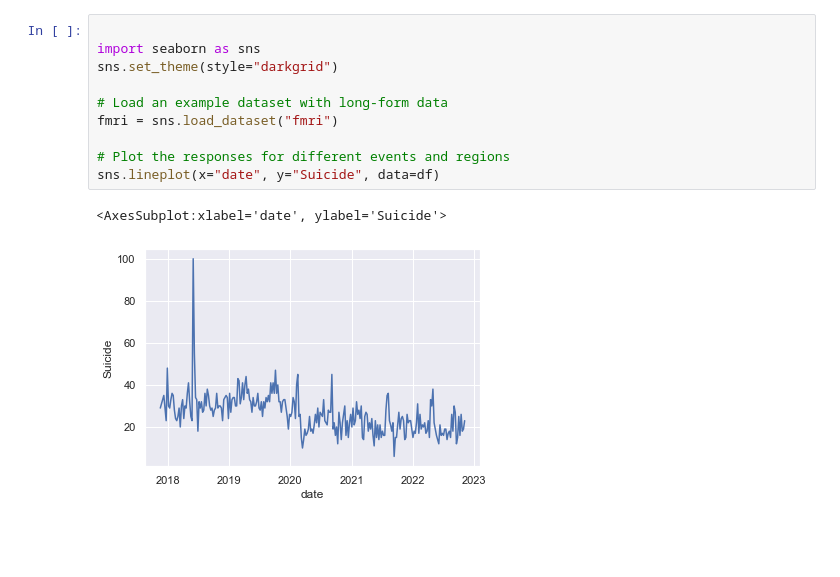
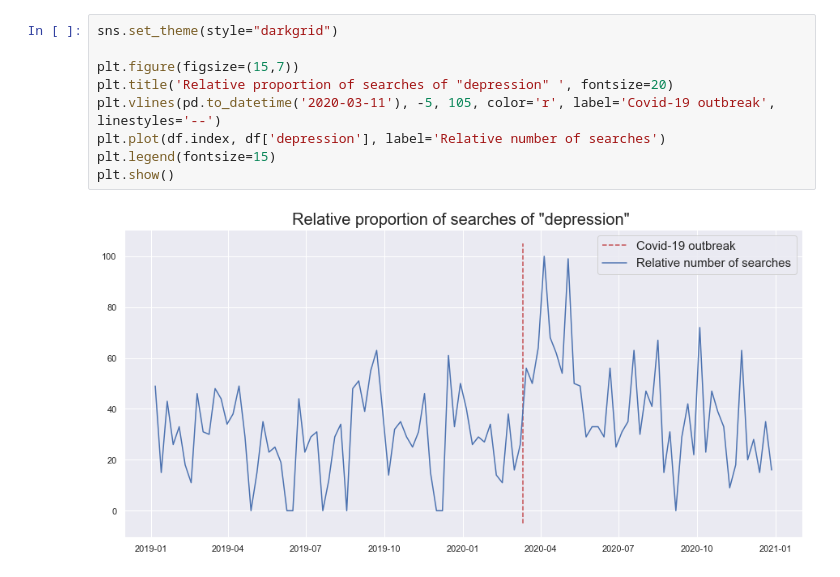
Before and after one commit to epfl-ada/ada-2022-project-teamjose, a Jupyter notebook: analyses/google_trends.ipynb, the cells around one changed output. Saved outputs shown, nothing was run; the diff lists cells and outputs as text; blank space fills up the shorter version.

```diff
--- a/analyses/google_trends.ipynb
+++ b/analyses/google_trends.ipynb
@@ -27,13 +32,11 @@ df
-# %%
-
-import seaborn as sns
-sns.set_theme(style="darkgrid")
-
-# Load an example dataset with long-form data
-fmri = sns.load_dataset("fmri")
-
-# Plot the responses for different events and regions
-sns.lineplot(x="date", y="Suicide", data=df)
-# %% [output]
-<AxesSubplot:xlabel='date', ylabel='Suicide'>
-[figure, removed]
+# %%
+sns.set_theme(style="darkgrid")
+
+plt.figure(figsize=(15,7))
+plt.title('Relative proportion of searches of "depression" ', fontsize=20)
+plt.vlines(pd.to_datetime('2020-03-11'), -5, 105, color='r', label='Covid-19 outbreak', linestyles='--')
+plt.plot(df.index, df['depression'], label='Relative number of searches')
+plt.legend(fontsize=15)
+plt.show()
+# %% [output]
+[figure, added]
```
Also changed, not shown: parts of 6 cells of this notebook, 9 other files.
